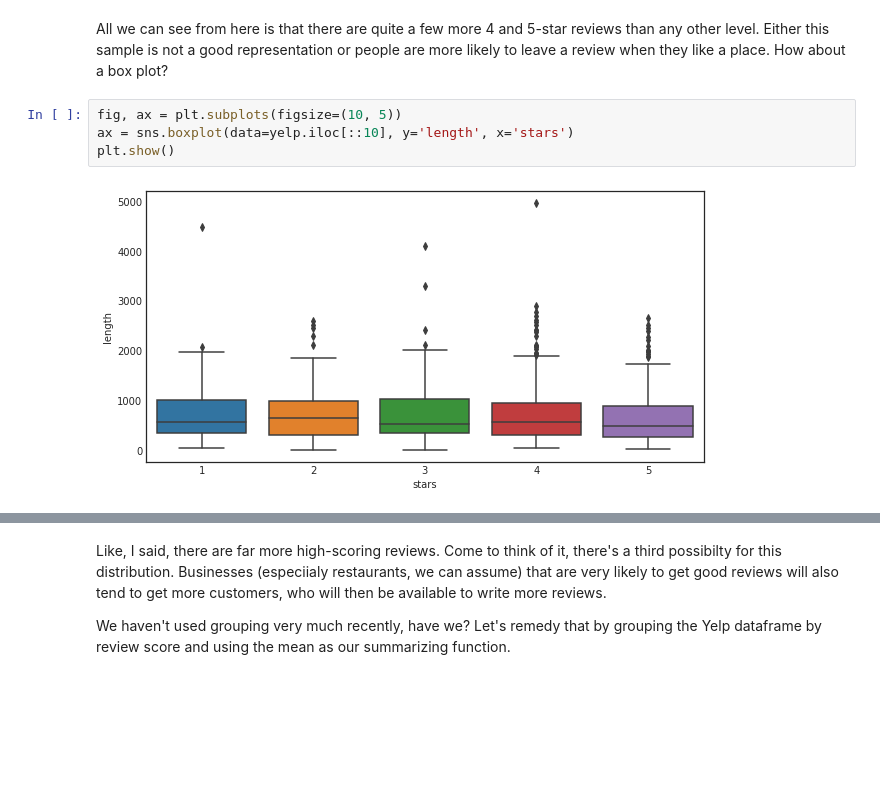
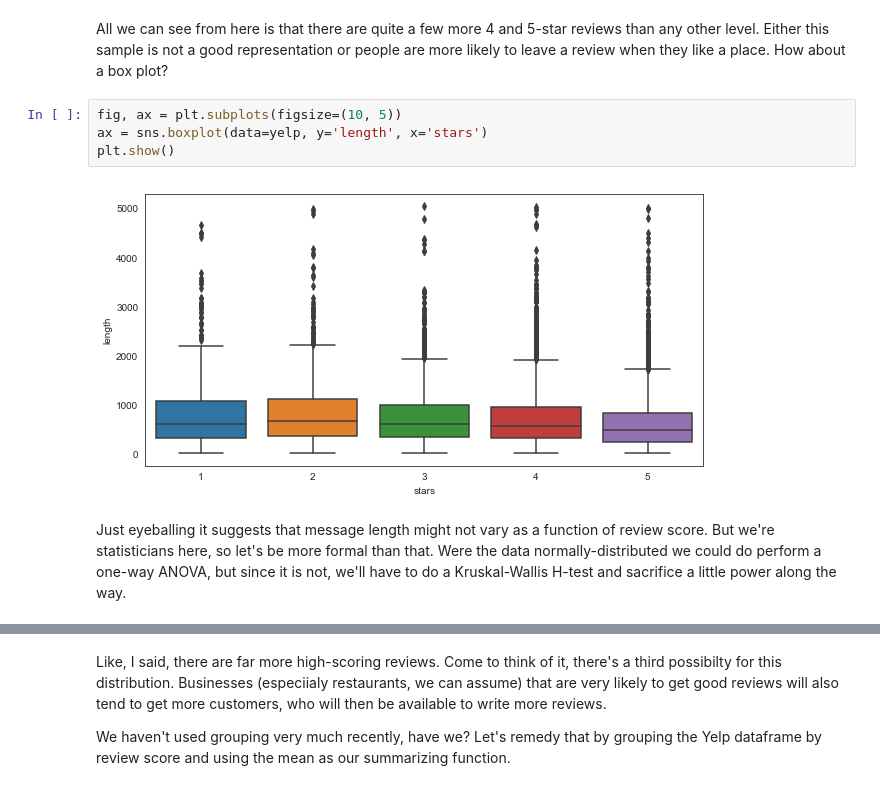
Before and after one commit to OzBonus/Selbstbildung, a Jupyter notebook: udemy-python-for-data-science/29 NLP Project.ipynb, the cells around one changed output, grey strips where cells are left out. Drawn from its saved outputs; the diff is of its cells as text; blank space fills up the shorter version.

```diff
--- a/udemy-python-for-data-science/29 NLP Project.ipynb
+++ b/udemy-python-for-data-science/29 NLP Project.ipynb
@@ -74,7 +78,9 @@ g = sns.FacetGrid(yelp, col='stars').map(plt.hist, 'length')
 All we can see from here is that there are quite a few more 4 and 5-star reviews than any other level. Either this sample is not a good representation or people are more likely to leave a review when they like a place. How about a box plot?
 # %%
 fig, ax = plt.subplots(figsize=(10, 5))
-ax = sns.boxplot(data=yelp.iloc[::10], y='length', x='stars')
+ax = sns.boxplot(data=yelp, y='length', x='stars')
 plt.show()
 # %% [output]
-[figure, old version]
+[figure, new version]
+# %% [markdown]
+Just eyeballing it suggests that message length might not vary as a function of review score. But we're statisticians here, so let's be more formal than that. Were the data normally-distributed we could do perform a one-way ANOVA, but since it is not, we'll have to do a Kruskal-Wallis H-test and sacrifice a little power along the way.
```
Also changed, not shown: parts of 16 cells of this notebook, 2 other files.
